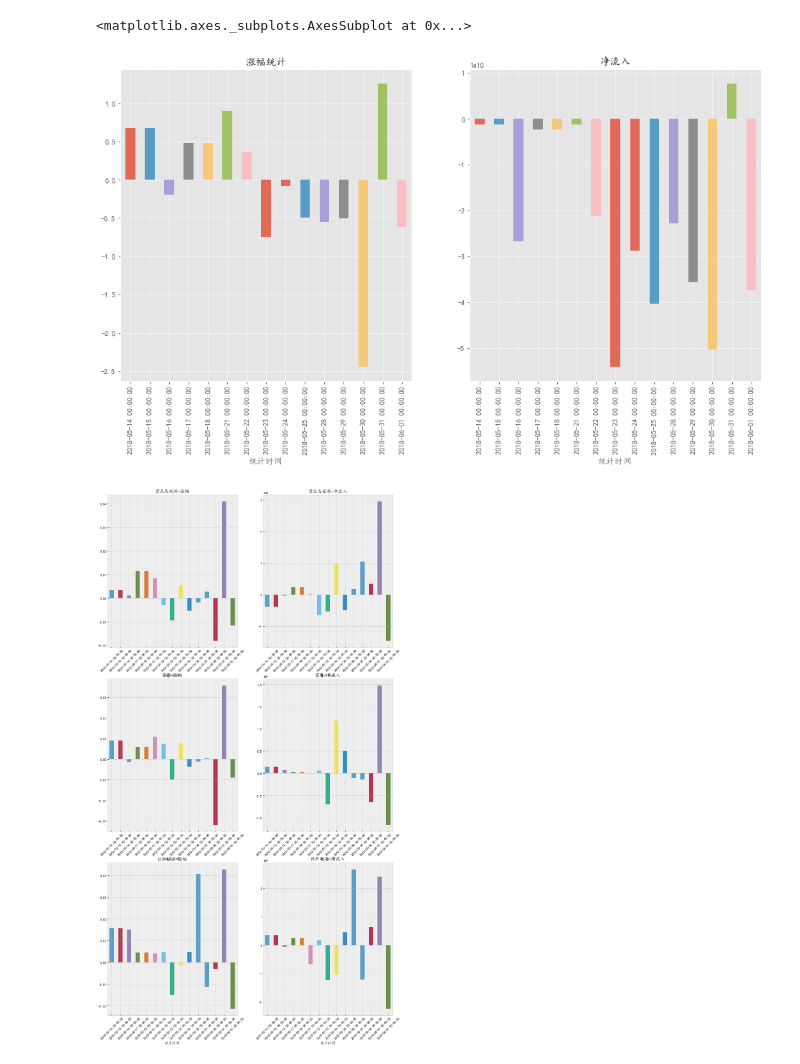
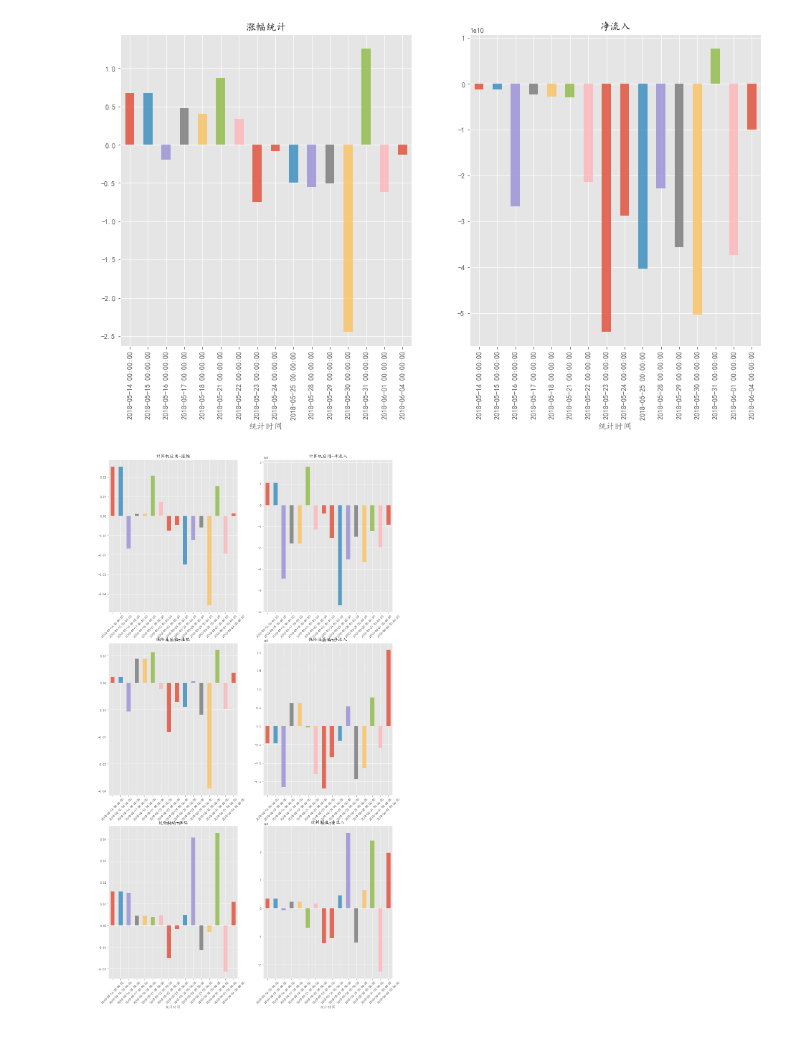
Before and after one commit to sunmd/DataAnlysisDemo, a Jupyter notebook: StockAnlysis.ipynb, the cells around one changed output. Drawn from its saved outputs; the diff is of its cells as text; code cells hidden in the pictures.

```diff
--- a/StockAnlysis.ipynb
+++ b/StockAnlysis.ipynb
@@ -68,7 +68,8 @@ def combineDf(df1,*dfs):
         df1 = df1.append(dfi, ignore_index=True)
     return df1
 
-str_data = '/home/sunmd/stock/shuju.xlsx'
+#str_data = '/home/sunmd/stock/shuju.xlsx'
+str_data = r'C:\Users\sun-m\Desktop\stock\shuju.xlsx'
 
 #读数据表
 def read_data():
@@ -140,7 +142,7 @@ mystl = df.style.apply(rl_style,axis=1, subset=['涨幅%', '净流入',
                                         '中流入', '中流出']).format({'涨幅%':"{:+.2%}"}).\
 bar(subset=['涨幅%','净流入'], align='mid', color=['#5fba7d', '#d65f5f'], width=100)
 # %%
-df[df['统计时间']=='2018-06-01'].sort_values('净流入',ascending=False)\
+df[df['统计时间']=='2018-06-04'].sort_values('净流入',ascending=False)\
 .style.use(mystl.export()).format({'涨幅%':"{:+.2%}"})
 # %% [output]
 |  | 代码 | 名称 | 涨幅% | 净流入 | 大流入 | 大流出 | 中流入 | 中流出 | 统计时间 |
@@ -209,5 +212,5 @@ df_grp_time.style.use(mystl.export()).format({'涨幅%':'{:+.2%}'})
 # %%
 #单个板块进行查看
-df[df['名称'] == '农产品加工'].style.use(mystl.export()).format({'涨幅%':'{:+.2%}'})
+df[df['名称'] == '保险及其他'].style.use(mystl.export()).format({'涨幅%':'{:+.2%}'})
 # %% [output]
 |  | 代码 | 名称 | 涨幅% | 净流入 | 大流入 | 大流出 | 中流入 | 中流出 | 统计时间 |
@@ -233,27 +237,32 @@ fig_time,axis_time = plt.subplots(1,2, figsize=(16,8))
 df_grp_time['涨幅%'].plot(kind='bar', ax=axis_time[0], alpha=0.8, title='涨幅统计')
 
 df_grp_time['净流入'].plot(kind='bar', ax=axis_time[1], alpha=0.8, title='净流入')
+plt.savefig(r'C:\Users\sun-m\Desktop\stock\DataAnlysisDemo-master\pic.png',
+            dpi=400,
+            bbox_inches = 'tight')
 # %% [output]
-<matplotlib.axes._subplots.AxesSubplot at 0x...>
-[figure, old version]
+[figure, new version]
 # %%
 df_gx = df.copy()
 df_gx.index = df_gx['统计时间']
 
 #列出每个模块的涨幅和净流入
 #name_list = df_grp_name.index
-name_list = ['景点及旅游', '零售', '饮料制造']
+name_list = ['计算机应用', '保险及其他', '饮料制造']
 fig_gg, axis_gg = plt.subplots(len(name_list), 2, figsize=(16,10*len(name_list)))
 num = 0
 for name in name_list:
     temp_df = df_gx[df_gx['名称'] == name]
     temp_df['涨幅%'].plot(kind='bar', alpha=0.8, ax=axis_gg[num][0], rot=45, title=name+'-涨幅')
     temp_df['净流入'].plot(kind='bar', alpha=0.8, ax=axis_gg[num][1], rot=45, title=name+'-净流入')
     num = num + 1
+    plt.savefig(r'C:\Users\sun-m\Desktop\stock\DataAnlysisDemo-master\pic'+str(num)+'.png',
+            dpi=400,
+            bbox_inches = 'tight')
 #for name in name_list:
 #    print(df_gx[df_gx['名称'] == name]['涨幅%'].head())
 # %% [output]
-[figure, old version]
+[figure, new version]
 # %%
 #查询异常值
 def detectoutliers2(list):
```
Also changed, not shown: parts of 8 cells of this notebook, 1 other file.
